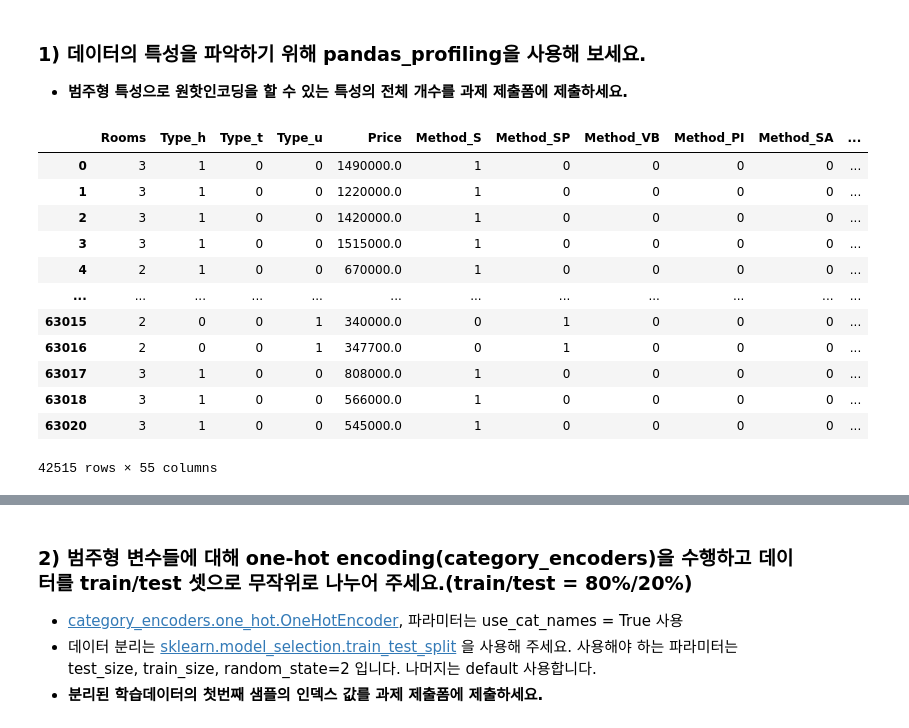
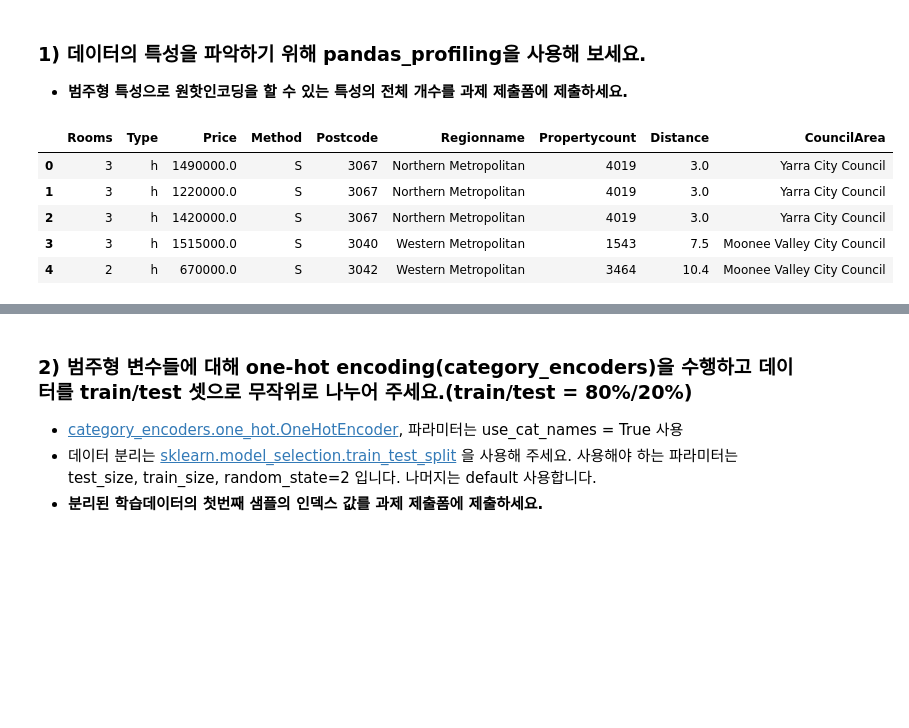
Before and after one commit to ms2288/n21x, a Jupyter notebook: n213-ridge-regression/n213a-ridge-regression.ipynb, the cells around one changed output, grey strips where cells are left out. Saved outputs shown, nothing was run; the diff lists cells and outputs as text; code cells hidden in the pictures; blank space fills up the shorter version.

```diff
--- a/n213-ridge-regression/n213a-ridge-regression.ipynb
+++ b/n213-ridge-regression/n213a-ridge-regression.ipynb
@@ -67,25 +58,3 @@ df
 # %% [markdown]
 ### 1) 데이터의 특성을 파악하기 위해 pandas_profiling을 사용해 보세요.
 - **범주형 특성으로 원핫인코딩을 할 수 있는 특성의 전체 개수를 과제 제출폼에 제출하세요.**
-# %%
-## import OneHotEncoder
-from category_encoders import OneHotEncoder
-
-## 원핫 인코딩
-encoder = OneHotEncoder(use_cat_names = True)
-df = encoder.fit_transform(df)
-df
-# %% [output]
-|  | Rooms | Type_h | Type_t | Type_u | Price | Method_S | Method_SP | Method_VB | Method_PI | Method_SA | ... |
-| 0 | 3 | 1 | 0 | 0 | 1490000.0 | 1 | 0 | 0 | 0 | 0 | ... |
-| 1 | 3 | 1 | 0 | 0 | 1220000.0 | 1 | 0 | 0 | 0 | 0 | ... |
-| 2 | 3 | 1 | 0 | 0 | 1420000.0 | 1 | 0 | 0 | 0 | 0 | ... |
-| 3 | 3 | 1 | 0 | 0 | 1515000.0 | 1 | 0 | 0 | 0 | 0 | ... |
-| 4 | 2 | 1 | 0 | 0 | 670000.0 | 1 | 0 | 0 | 0 | 0 | ... |
-| ... | ... | ... | ... | ... | ... | ... | ... | ... | ... | ... | ... |
-| 63015 | 2 | 0 | 0 | 1 | 340000.0 | 0 | 1 | 0 | 0 | 0 | ... |
-| 63016 | 2 | 0 | 0 | 1 | 347700.0 | 0 | 1 | 0 | 0 | 0 | ... |
-| 63017 | 3 | 1 | 0 | 0 | 808000.0 | 1 | 0 | 0 | 0 | 0 | ... |
-| 63018 | 3 | 1 | 0 | 0 | 566000.0 | 1 | 0 | 0 | 0 | 0 | ... |
-| 63020 | 3 | 1 | 0 | 0 | 545000.0 | 1 | 0 | 0 | 0 | 0 | ... |
-42515 rows × 55 columns
@@ -95,0 +61,9 @@ y = df[target]
+# %%
+df.head()
+# %% [output]
+|  | Rooms | Type | Price | Method | Postcode | Regionname | Propertycount | Distance | CouncilArea |
+| 0 | 3 | h | 1490000.0 | S | 3067 | Northern Metropolitan | 4019 | 3.0 | Yarra City Council |
+| 1 | 3 | h | 1220000.0 | S | 3067 | Northern Metropolitan | 4019 | 3.0 | Yarra City Council |
+| 2 | 3 | h | 1420000.0 | S | 3067 | Northern Metropolitan | 4019 | 3.0 | Yarra City Council |
+| 3 | 3 | h | 1515000.0 | S | 3040 | Western Metropolitan | 1543 | 7.5 | Moonee Valley City Council |
+| 4 | 2 | h | 670000.0 | S | 3042 | Western Metropolitan | 3464 | 10.4 | Moonee Valley City Council |
```
Also changed, not shown: parts of 23 cells of this notebook.
